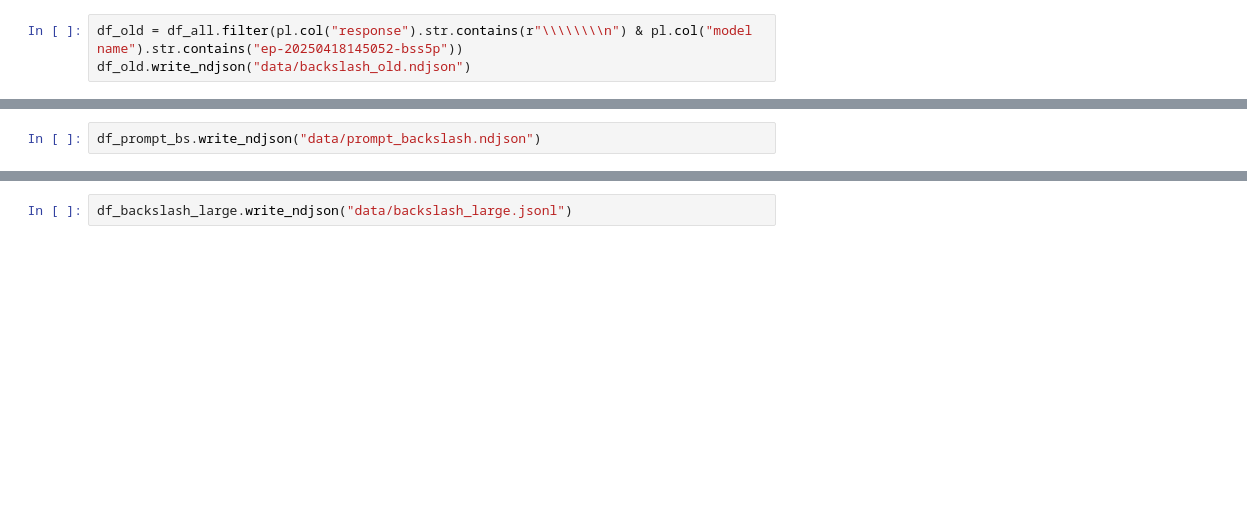
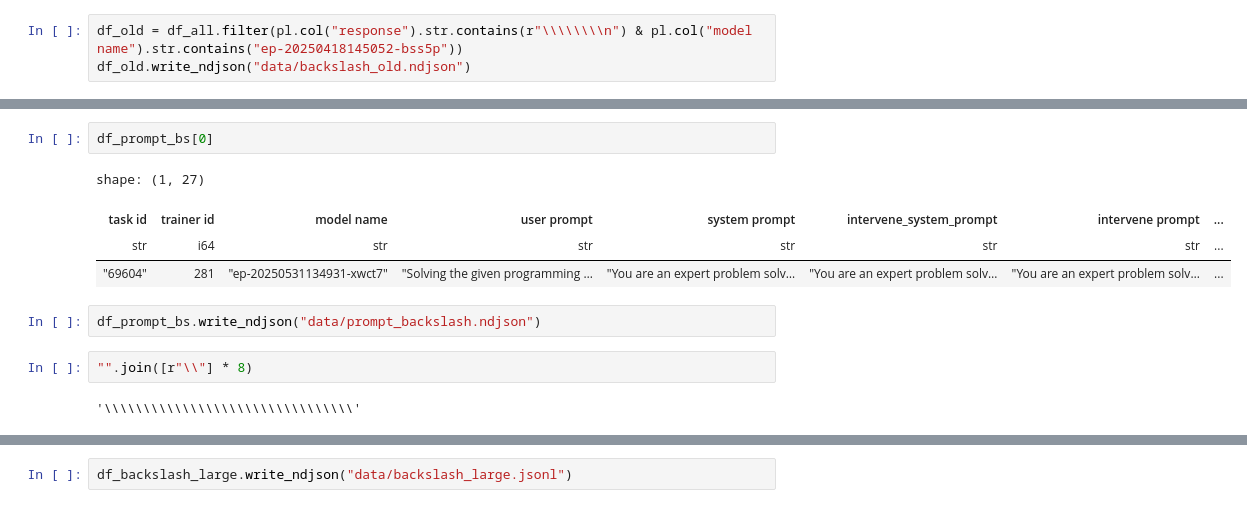
Before and after one commit to weworkintern/rlmf_scripts, a Jupyter notebook: backslash.ipynb, the cells around one changed output, grey strips where cells are left out. Drawn from its saved outputs; the diff is of its cells as text; blank space fills up the shorter version.

```diff
--- a/backslash.ipynb
+++ b/backslash.ipynb
@@ -131,3 +152,14 @@ str(list(df_prompt_bs[0]["user prompt"])[0])
+# %%
+df_prompt_bs[0]
+# %% [output]
+shape: (1, 27)
+| task id | trainer id | model name | user prompt | system prompt | intervene_system_prompt | intervene prompt | ... |
+| str | i64 | str | str | str | str | str | ... |
+| "69604" | 281 | "ep-20250531134931-xwct7" | "Solving the given programming … | "You are an expert problem solv… | "You are an expert problem solv… | "You are an expert problem solv… | ... |
 # %%
 df_prompt_bs.write_ndjson("data/prompt_backslash.ndjson")
+# %%
+"".join([r"\\"] * 8)
+# %% [output]
+'\\\\\\\\\\\\\\\\\\\\\\\\\\\\\\\\'
 # %%
```
Also changed, not shown: parts of 4 cells of this notebook, 3 other files.
